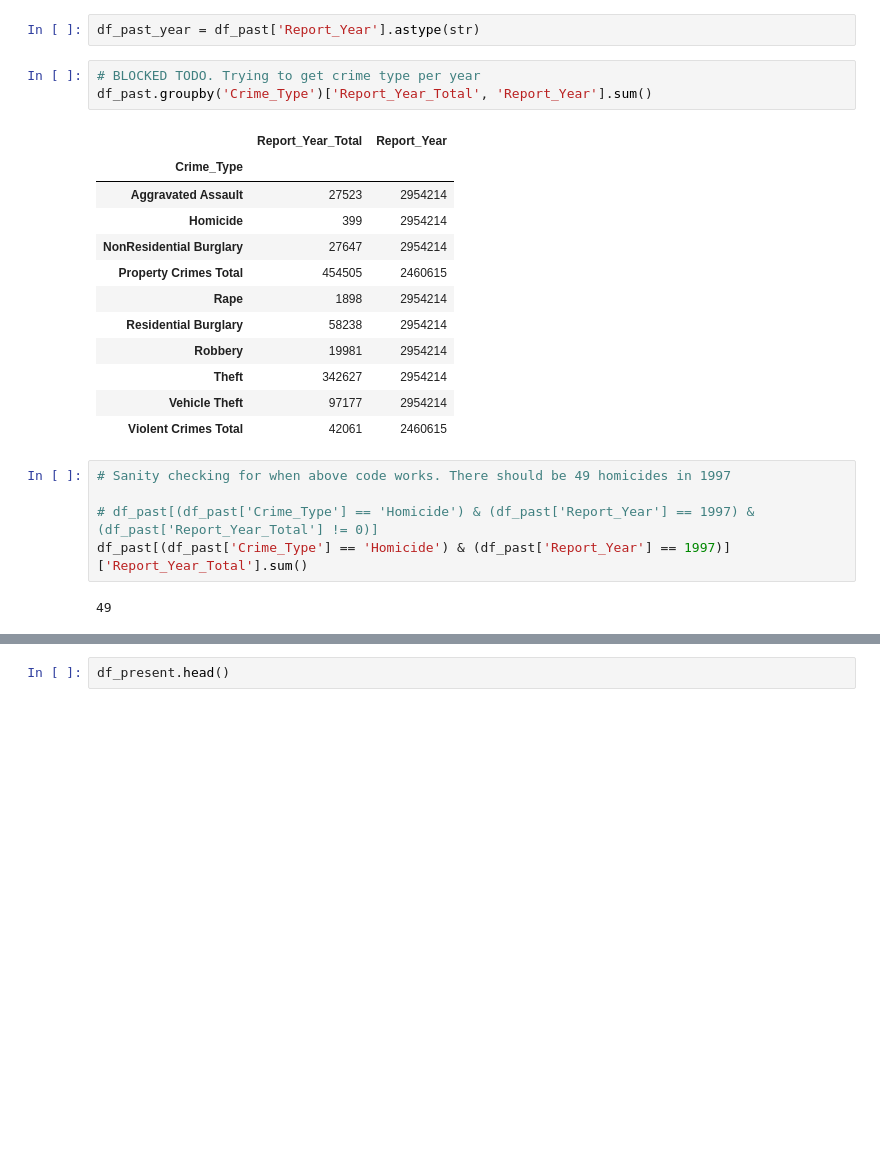
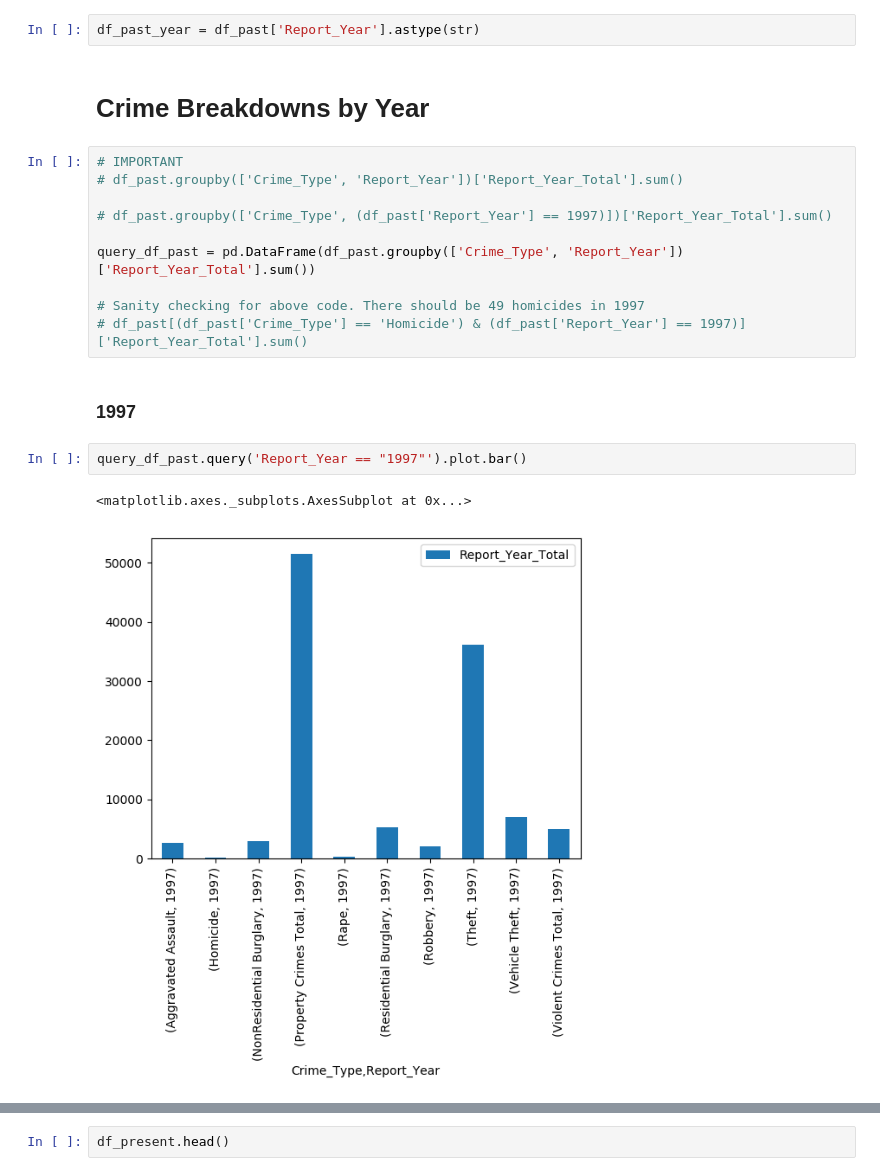
Before and after one commit to RaymondDashWu/seattle-crime-takehome-project, a Jupyter notebook: Seattle Crime Data Analysis.ipynb, the cells around one changed output, grey strips where cells are left out. Saved outputs shown, nothing was run; the diff lists cells and outputs as text; blank space fills up the shorter version.

```diff
--- a/Seattle Crime Data Analysis.ipynb
+++ b/Seattle Crime Data Analysis.ipynb
@@ -75,26 +77,22 @@ Violent Crimes Total        42061
 Name: Report_Year_Total, dtype: int64
 # %%
 df_past_year = df_past['Report_Year'].astype(str)
-# %%
-# BLOCKED TODO. Trying to get crime type per year
-df_past.groupby('Crime_Type')['Report_Year_Total', 'Report_Year'].sum()
-# %% [output]
-|  | Report_Year_Total | Report_Year |
-| Crime_Type |  |  |
-| Aggravated Assault | 27523 | 2954214 |
-| Homicide | 399 | 2954214 |
-| NonResidential Burglary | 27647 | 2954214 |
-| Property Crimes Total | 454505 | 2460615 |
-| Rape | 1898 | 2954214 |
-| Residential Burglary | 58238 | 2954214 |
-| Robbery | 19981 | 2954214 |
-| Theft | 342627 | 2954214 |
-| Vehicle Theft | 97177 | 2954214 |
-| Violent Crimes Total | 42061 | 2460615 |
+# %% [markdown]
+# Crime Breakdowns by Year
 # %%
-# Sanity checking for when above code works. There should be 49 homicides in 1997
+# IMPORTANT
+# df_past.groupby(['Crime_Type', 'Report_Year'])['Report_Year_Total'].sum()
 
-# df_past[(df_past['Crime_Type'] == 'Homicide') & (df_past['Report_Year'] == 1997) & (df_past['Report_Year_Total'] != 0)]
-df_past[(df_past['Crime_Type'] == 'Homicide') & (df_past['Report_Year'] == 1997)]['Report_Year_Total'].sum()
+# df_past.groupby(['Crime_Type', (df_past['Report_Year'] == 1997)])['Report_Year_Total'].sum()
+
+query_df_past = pd.DataFrame(df_past.groupby(['Crime_Type', 'Report_Year'])['Report_Year_Total'].sum())
+
+# Sanity checking for above code. There should be 49 homicides in 1997
+# df_past[(df_past['Crime_Type'] == 'Homicide') & (df_past['Report_Year'] == 1997)]['Report_Year_Total'].sum()
-# %% [output]
-49
+# %% [markdown]
+### 1997
+# %%
+query_df_past.query('Report_Year == "1997"').plot.bar()
+# %% [output]
+<matplotlib.axes._subplots.AxesSubplot at 0x...>
+[figure, added]
```
Also changed, not shown: parts of 25 cells of this notebook.
